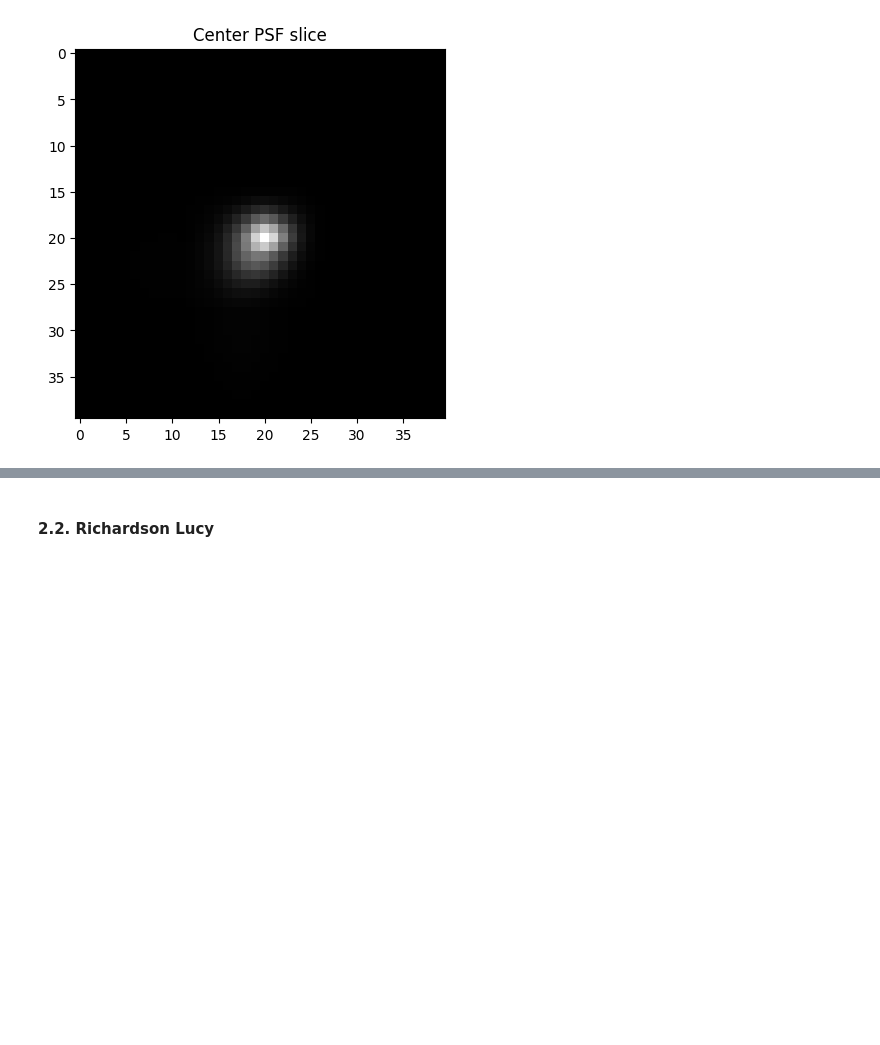
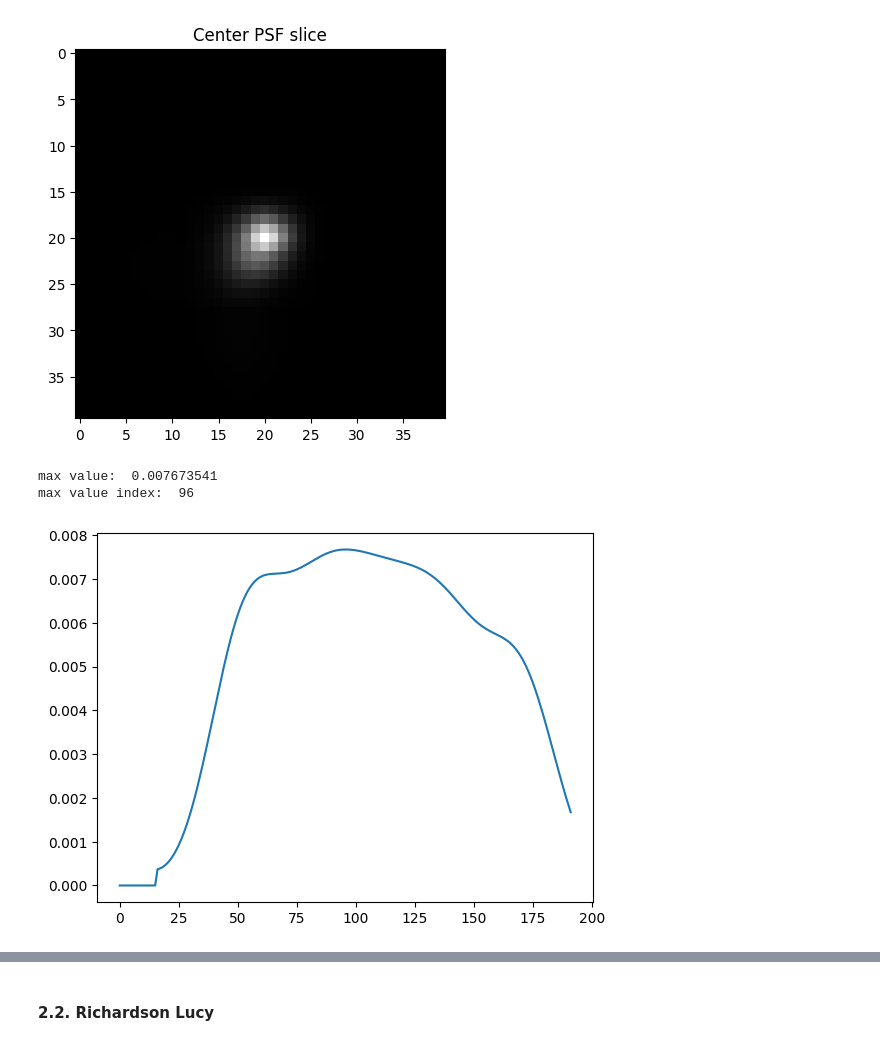
Before and after one commit to llloretta/connexin-pipeline, a Jupyter notebook: notebooks/1_1_preprocessing.ipynb, the cells around one changed output, grey strips where cells are left out. Drawn from its saved outputs; the diff is of its cells as text; code cells hidden in the pictures; blank space fills up the shorter version.

Commit message:
saved psf histogram

```diff
--- a/notebooks/1_1_preprocessing.ipynb
+++ b/notebooks/1_1_preprocessing.ipynb
@@ -122,3 +122,15 @@ normalized sum should be 1:  1.0
 stackview.imshow(psf_normalized[psf_normalized.shape[0]//2], colormap='gray', title="Center PSF slice", axes = True)
 # %% [output]
 [figure]
+# %%
+# plot PSF histogram
+intensity_array = psf_normalized.sum(axis=(1,2))
+plt.plot(intensity_array)
+plt.savefig(BASE_DIR/'results'/'psf_preparation'/"psf_histogram_centered.png")
+max_value = max(psf_normalized.sum(axis=(1,2)))
+print("max value: ", max_value)
+print("max value index: ", list(intensity_array).index(max_value))   # the centering shifted the center index only by 16 steps
+# %% [output]
+max value:  0.007673541
+max value index:  96
+[figure, added]
```
Also changed, not shown: parts of 1 cell of this notebook.
